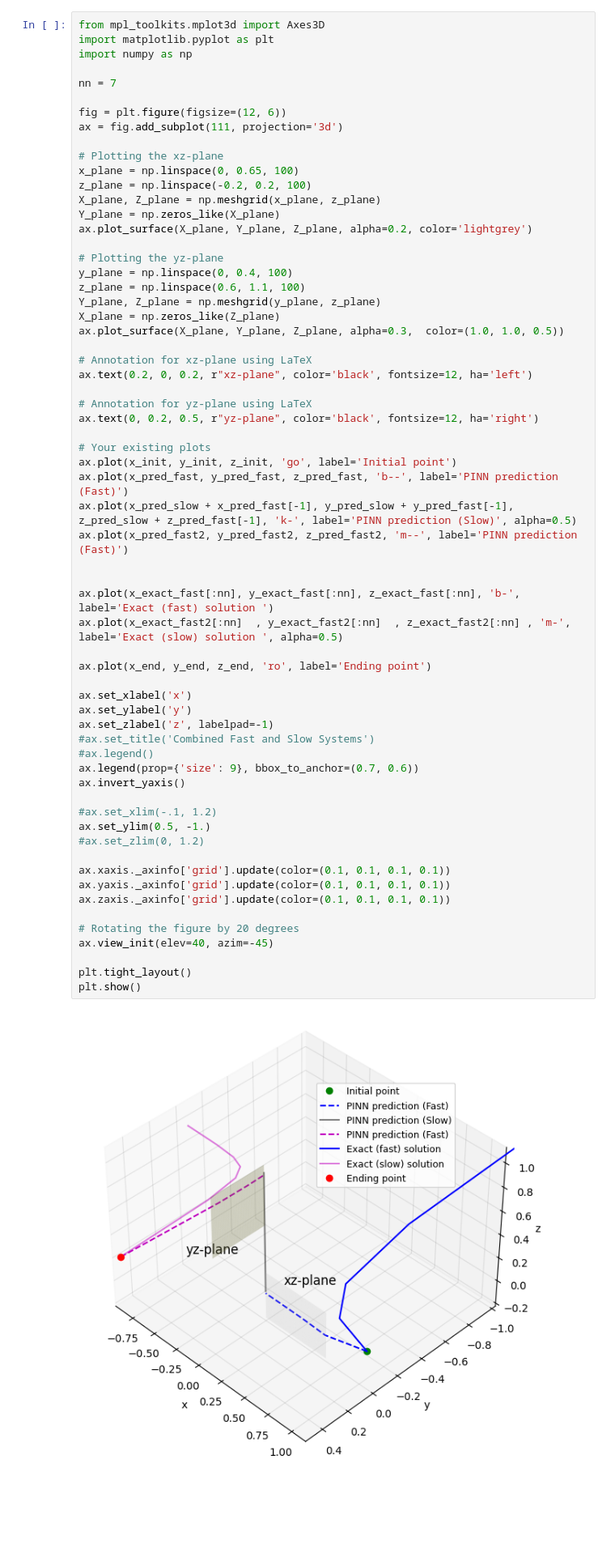
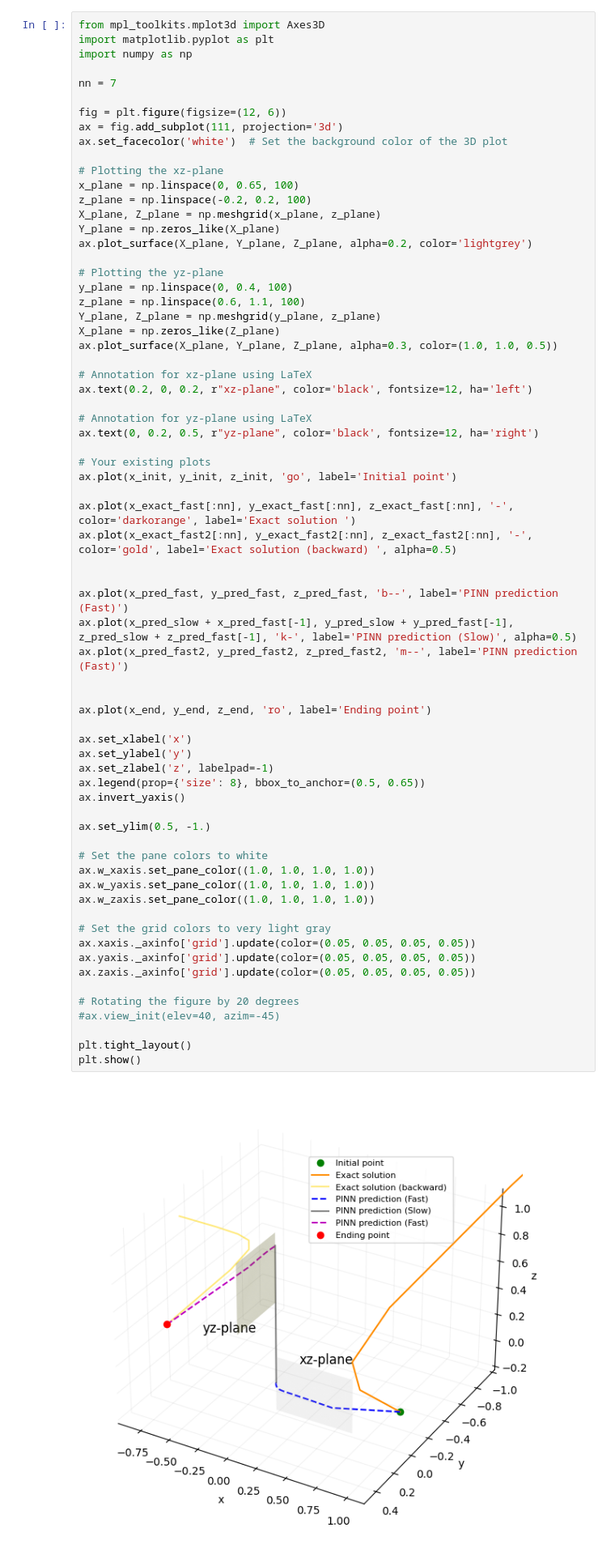
Before and after one commit to Hamid-Mofidi/PINNs_on_Multiple_timescale_dynamics, a Jupyter notebook: Examples8/pinnmltscl-GSP-ex-1-purturb4.ipynb, the cells around one changed output. Shown at 81% size. Cells and saved outputs as stored; diff of their text form; blank space fills up the shorter version.

```diff
--- a/Examples8/pinnmltscl-GSP-ex-1-purturb4.ipynb
+++ b/Examples8/pinnmltscl-GSP-ex-1-purturb4.ipynb
@@ -663,6 +672,7 @@ nn = 7
 
 fig = plt.figure(figsize=(12, 6))
 ax = fig.add_subplot(111, projection='3d')
+ax.set_facecolor('white')  # Set the background color of the 3D plot
 
 # Plotting the xz-plane
 x_plane = np.linspace(0, 0.65, 100)
@@ -676,49 +686,53 @@ y_plane = np.linspace(0, 0.4, 100)
 z_plane = np.linspace(0.6, 1.1, 100)
 Y_plane, Z_plane = np.meshgrid(y_plane, z_plane)
 X_plane = np.zeros_like(Z_plane)
-ax.plot_surface(X_plane, Y_plane, Z_plane, alpha=0.3,  color=(1.0, 1.0, 0.5))
+ax.plot_surface(X_plane, Y_plane, Z_plane, alpha=0.3, color=(1.0, 1.0, 0.5))
 
 # Annotation for xz-plane using LaTeX
 ax.text(0.2, 0, 0.2, r"xz-plane", color='black', fontsize=12, ha='left')
 
 # Annotation for yz-plane using LaTeX
 ax.text(0, 0.2, 0.5, r"yz-plane", color='black', fontsize=12, ha='right')
 
 # Your existing plots
 ax.plot(x_init, y_init, z_init, 'go', label='Initial point')
+
+ax.plot(x_exact_fast[:nn], y_exact_fast[:nn], z_exact_fast[:nn], '-', color='darkorange', label='Exact solution ')
+ax.plot(x_exact_fast2[:nn], y_exact_fast2[:nn], z_exact_fast2[:nn], '-', color='gold', label='Exact solution (backward) ', alpha=0.5)
+
+
 ax.plot(x_pred_fast, y_pred_fast, z_pred_fast, 'b--', label='PINN prediction (Fast)')
 ax.plot(x_pred_slow + x_pred_fast[-1], y_pred_slow + y_pred_fast[-1], z_pred_slow + z_pred_fast[-1], 'k-', label='PINN prediction (Slow)', alpha=0.5)
 ax.plot(x_pred_fast2, y_pred_fast2, z_pred_fast2, 'm--', label='PINN prediction (Fast)')
 
-
-ax.plot(x_exact_fast[:nn], y_exact_fast[:nn], z_exact_fast[:nn], 'b-', label='Exact (fast) solution ')
-ax.plot(x_exact_fast2[:nn]  , y_exact_fast2[:nn]  , z_exact_fast2[:nn] , 'm-', label='Exact (slow) solution ', alpha=0.5)
 
 ax.plot(x_end, y_end, z_end, 'ro', label='Ending point')
 
 ax.set_xlabel('x')
 ax.set_ylabel('y')
 ax.set_zlabel('z', labelpad=-1)
-#ax.set_title('Combined Fast and Slow Systems')
-#ax.legend()
-ax.legend(prop={'size': 9}, bbox_to_anchor=(0.7, 0.6))
+ax.legend(prop={'size': 8}, bbox_to_anchor=(0.5, 0.65))
 ax.invert_yaxis()
 
-#ax.set_xlim(-.1, 1.2)
 ax.set_ylim(0.5, -1.)
-#ax.set_zlim(0, 1.2)
 
-ax.xaxis._axinfo['grid'].update(color=(0.1, 0.1, 0.1, 0.1))
-ax.yaxis._axinfo['grid'].update(color=(0.1, 0.1, 0.1, 0.1))
-ax.zaxis._axinfo['grid'].update(color=(0.1, 0.1, 0.1, 0.1))
+# Set the pane colors to white
+ax.w_xaxis.set_pane_color((1.0, 1.0, 1.0, 1.0))
+ax.w_yaxis.set_pane_color((1.0, 1.0, 1.0, 1.0))
+ax.w_zaxis.set_pane_color((1.0, 1.0, 1.0, 1.0))
+
+# Set the grid colors to very light gray
+ax.xaxis._axinfo['grid'].update(color=(0.05, 0.05, 0.05, 0.05))
+ax.yaxis._axinfo['grid'].update(color=(0.05, 0.05, 0.05, 0.05))
+ax.zaxis._axinfo['grid'].update(color=(0.05, 0.05, 0.05, 0.05))
 
 # Rotating the figure by 20 degrees
-ax.view_init(elev=40, azim=-45)
+#ax.view_init(elev=40, azim=-45)
 
 plt.tight_layout()
 plt.show()
 # %% [output]
-[figure, old version]
+[figure, new version]
 # %%
 nn = 7
 fig = plt.figure(figsize=(12, 6))
```
Also changed, not shown: parts of 3 cells of this notebook.
